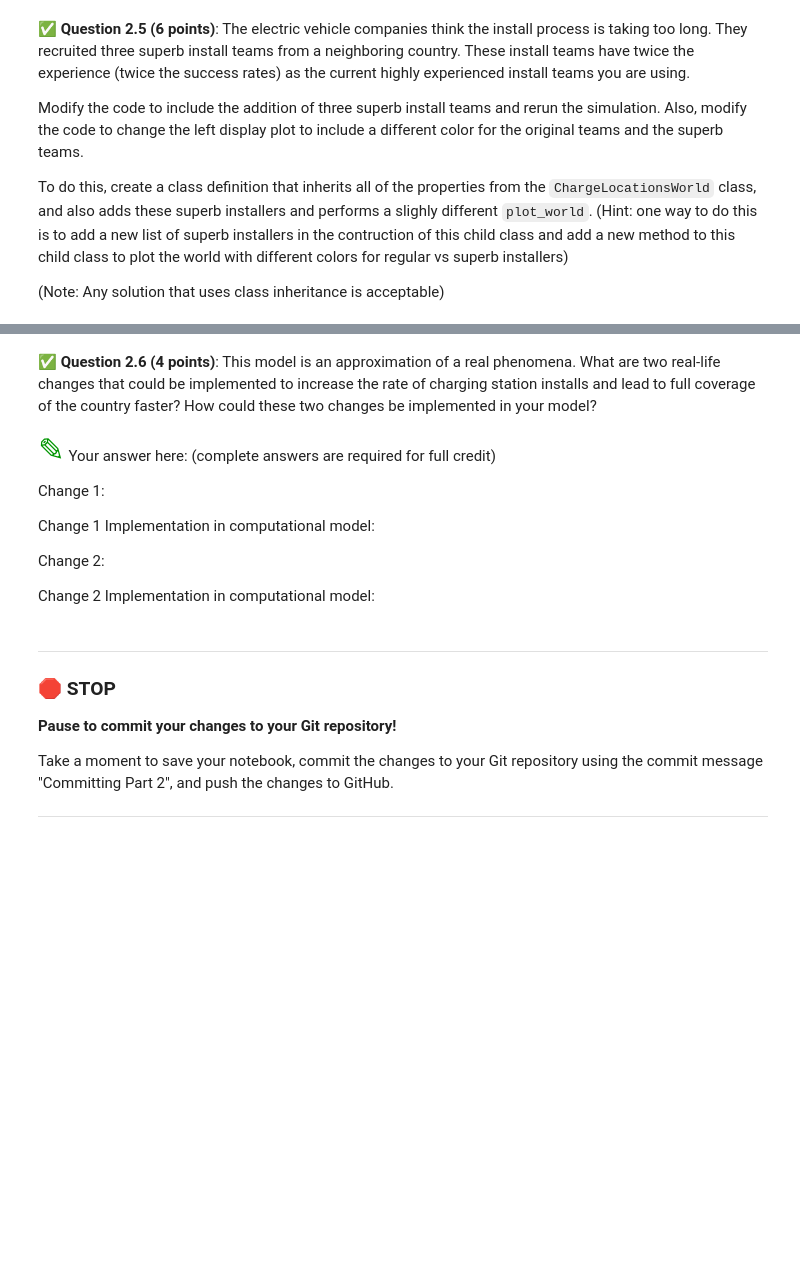
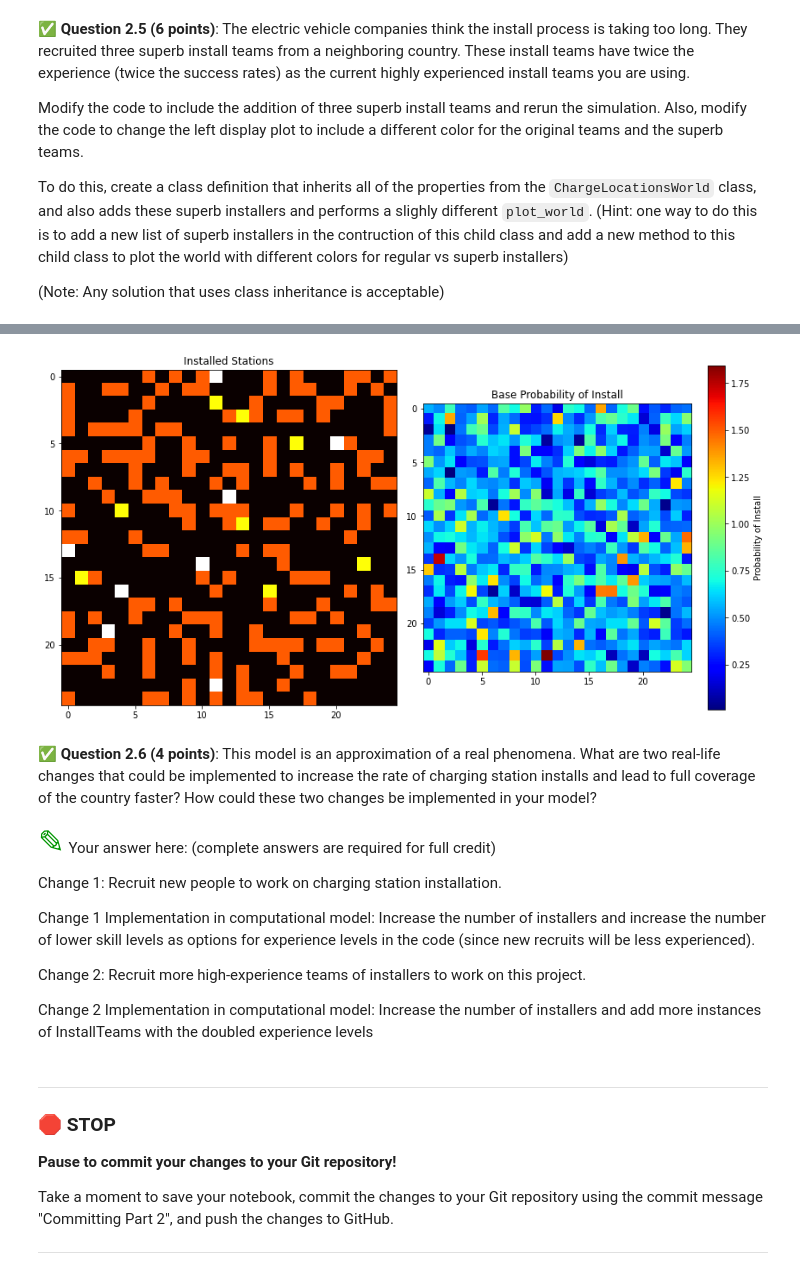
Before and after one commit to sarahhoogstraten/CMSE202-f23-turnin, a Jupyter notebook: hw-02/HW-02_OOP_ABM_GraphTheory-SarahHoogstraten.ipynb, the cells around one changed output, grey strips where cells are left out. Saved outputs shown, nothing was run; the diff lists cells and outputs as text; code cells hidden in the pictures; blank space fills up the shorter version.

```diff
--- a/hw-02/HW-02_OOP_ABM_GraphTheory-SarahHoogstraten.ipynb
+++ b/hw-02/HW-02_OOP_ABM_GraphTheory-SarahHoogstraten.ipynb
@@ -230,15 +324,55 @@ When successful, you simulation should look something like this:
+# %%
+new_world_object = NewChargeWorld(25,8)
+
+# loop over months
+for tstep in range(25):
+    # loop over installers
+    for installer_now in new_world_object.installer_list:
+        # pick a random location that does not have a station
+        empty_locations = new_world_object.return_empty_locations()
+        (x,y) = empty_locations[np.random.randint(0,len(empty_locations))]
+
+        # set the location for the installer for this time step
+        installer_now.set_location(x,y)
+        # attempt to install a station at this location
+        success = installer_now.attempt_install(new_world_object.base_probability_map[x,y])
+        # if successful, add a station; else improve base probability
+        if success:
+            new_world_object.charge_station_map[x,y] = 1
+        else:
+            new_world_object.improve_base_probability(x,y)
+
+    for new_installer in new_world_object.new_installer_list:
+        # pick a random location that does not have a station
+        empty_locations = new_world_object.return_empty_locations()
+        (x,y) = empty_locations[np.random.randint(0,len(empty_locations))]
+
+        # set the location for the installer for this time step
+        new_installer.set_location(x,y)
+        # attempt to install a station at this location
+        success1 = new_installer.attempt_install(new_world_object.base_probability_map[x,y])
+        # if successful, add a station; else improve base probability
+        if success1:
+            new_world_object.charge_station_map[x,y] = 1
+        else:
+            new_world_object.improve_base_probability(x,y)
+    # plot the world
+    new_world_object.plot_new_world()
+    clear_output(wait=True) # Clear output for dynamic display
+# %% [output]
+[figure, added]
 # %% [markdown]
 &#9989; **Question 2.6 (4 points)**: This model is an approximation of a real phenomena.  What are two real-life changes that could be implemented to increase the rate of charging station installs and lead to full coverage of the country faster?  How could these two changes be implemented in your model?
 # %% [markdown]
 <font size=6 color="#009600">&#9998;</font> Your answer here: (complete answers are required for full credit)
 
-Change 1:
+Change 1: Recruit new people to work on charging station installation.
 
-Change 1 Implementation in computational model:
+Change 1 Implementation in computational model: Increase the number of installers and increase the number of lower skill levels as options for experience levels in the code (since new recruits will be less experienced).
 
-Change 2:
+Change 2: Recruit more high-experience teams of installers to work on this project.
 
-Change 2 Implementation in computational model:
+Change 2 Implementation in computational model: Increase the number of installers and add more instances of InstallTeams with the doubled experience levels
 # %% [markdown]
 ---
 ### &#128721; STOP
```
Also changed, not shown: parts of 13 cells of this notebook.
